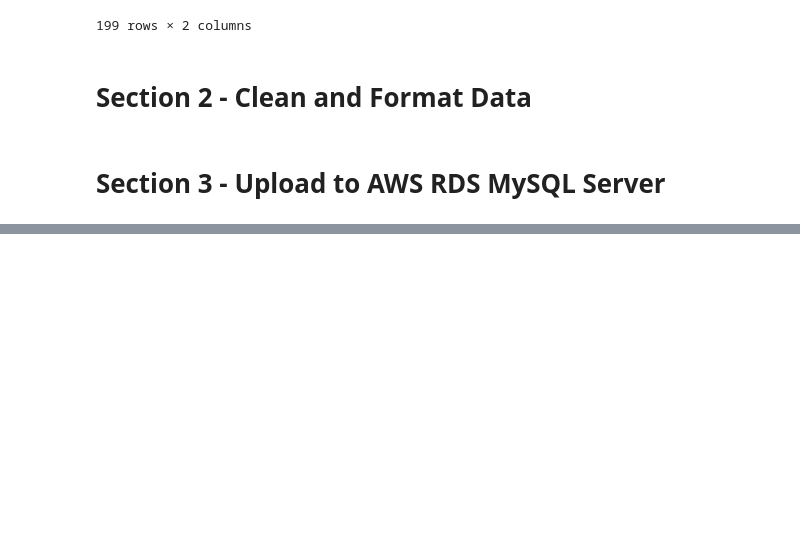
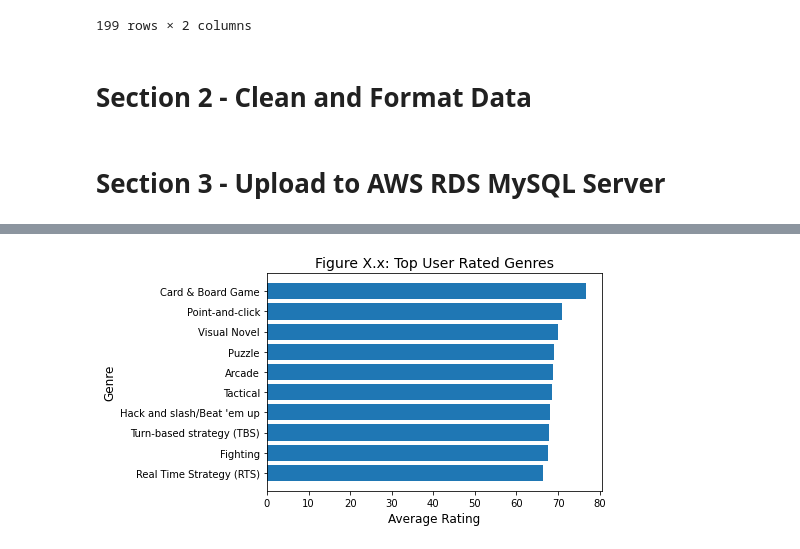
Before and after one commit to hunterblum/Twitch-ETL-Pipeline, a Jupyter notebook: IGDB_Pipeline_ivan.ipynb, the cells around one changed output, grey strips where cells are left out. Cells and saved outputs as stored; diff of their text form; code cells hidden in the pictures; blank space fills up the shorter version.

Commit message:
Example queries and charts

```diff
--- a/IGDB_Pipeline_ivan.ipynb
+++ b/IGDB_Pipeline_ivan.ipynb
@@ -314,7 +312,11 @@ platform_info_table_df.to_sql(name="platform_info", if_exists='replace', con= en
 # %%
 # Genres with top rated games
-SELECT gni.genre_name, AVG(gm.total_rating)
-FROM games AS gm
-INNER JOIN genres AS gn ON gm.game_id = gn.game_id
-INNER JOIN genres_info AS gni ON gn.genre_id = gni.genre_id
-GROUP BY gni.genre_id;
+query_top10_genre = """SELECT gni.genre_name, AVG(gm.rating) AS avg_rating
+                    FROM games AS gm
+                    INNER JOIN genres AS gn ON gm.game_id = gn.game_id
+                    INNER JOIN genres_info AS gni ON gn.genre_id = gni.genre_id
+                    GROUP BY gni.genre_id
+                    ORDER BY avg_rating DESC
+                    LIMIT 10;"""
+Query_Top10_Genre = pd.read_sql_query(query_top10_genre, con=engine)
+Query_Top10_Genre
@@ -321 +335,13 @@ GROUP BY gni.genre_id;
+# %%
+Query_Top10_Genre = Query_Top10_Genre.sort_values(by=['avg_rating'])
+Genre = Query_Top10_Genre['genre_name']
+Average_Rating = Query_Top10_Genre['avg_rating']
+
+plt.barh(y=Genre, width=Average_Rating)
+plt.xlabel("Average Rating", fontsize = 12)
+plt.ylabel("Genre", fontsize = 12)
+plt.title("Figure X.x: Top User Rated Genres", fontsize = 14)
+plt.show()
+# %% [output]
+[figure, added]
 # %%
```
Also changed, not shown: parts of 17 cells of this notebook.
